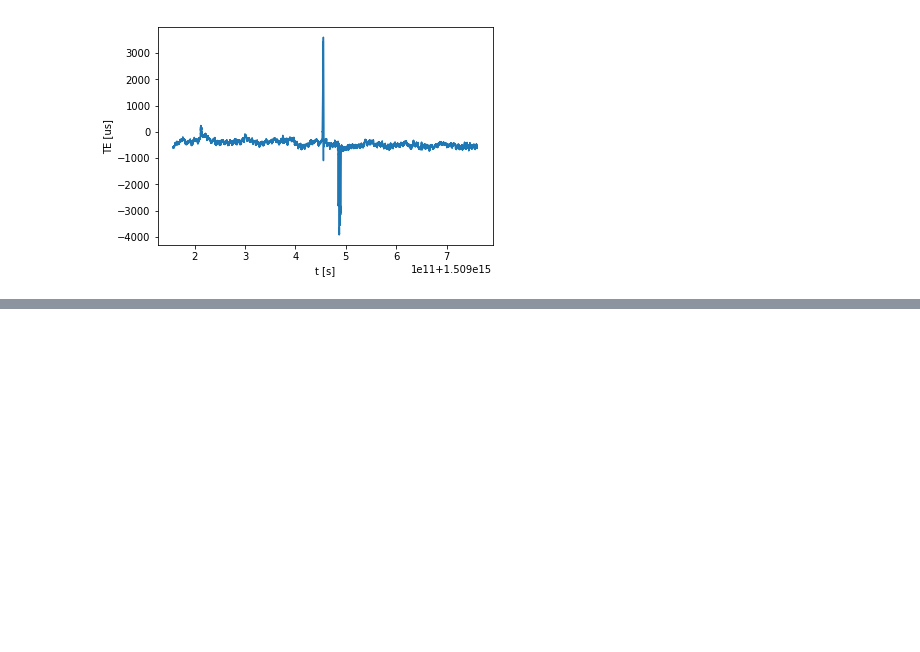
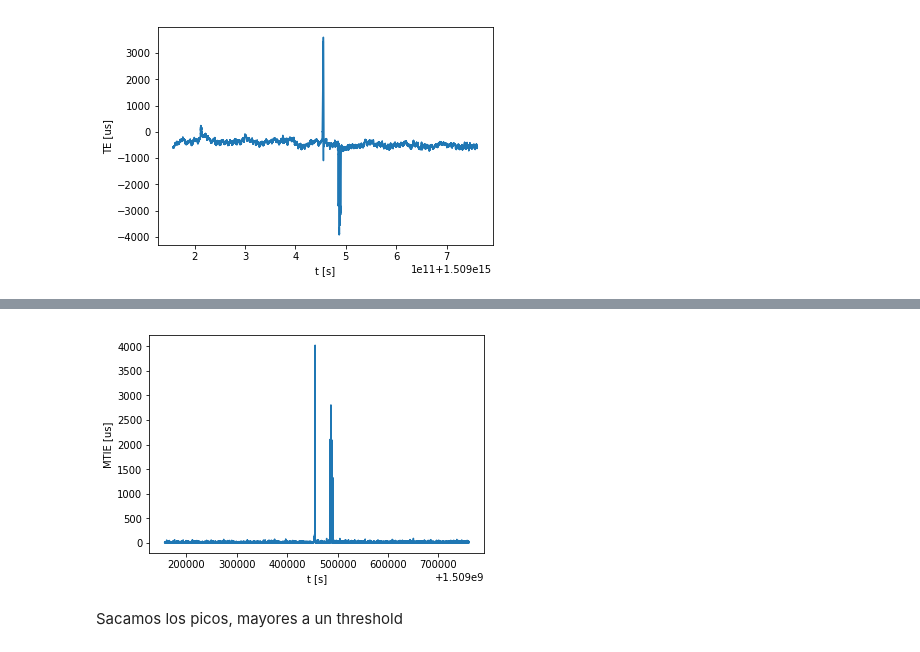
Before and after one commit to TallerIII-SIC/taller3-sic, a Jupyter notebook: src/mtie.ipynb, the cells around one changed output, grey strips where cells are left out. Drawn from its saved outputs; the diff is of its cells as text; code cells hidden in the pictures; blank space fills up the shorter version.

```diff
--- a/src/mtie.ipynb
+++ b/src/mtie.ipynb
@@ -55,0 +56,8 @@ plt.ylabel('TIE [us]');
+# %%
+plt.plot(t_pps[:-MTIE_WINDOW]/1e6,mtie)
+plt.xlabel('t [s]')
+plt.ylabel('MTIE [us]');
+# %% [output]
+[figure, added]
+# %% [markdown]
+Sacamos los picos, mayores a un threshold
```
Also changed, not shown: parts of 31 cells of this notebook, 3 other files.
